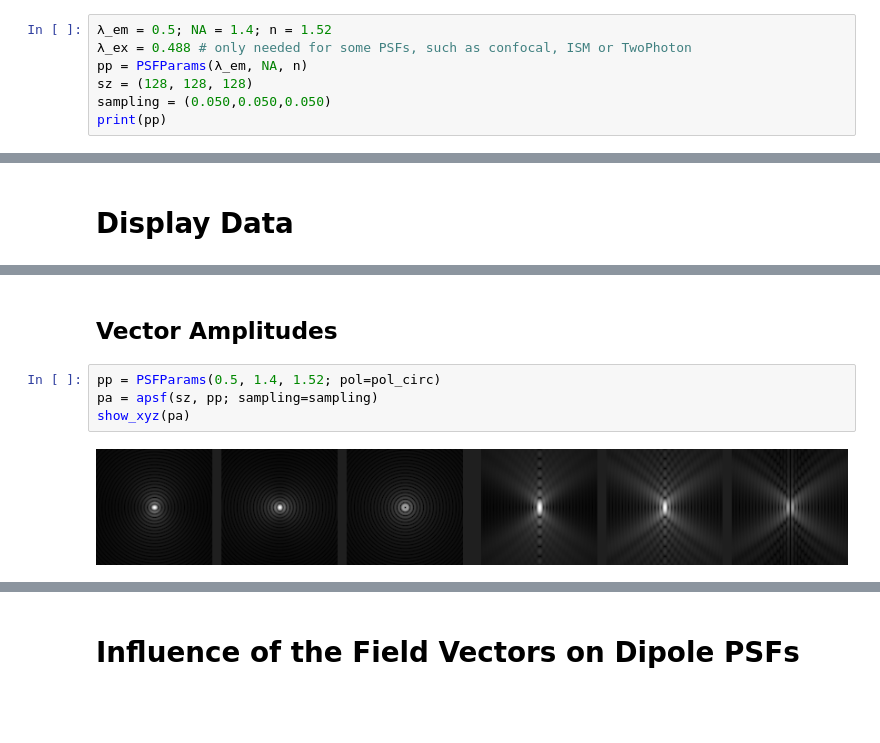
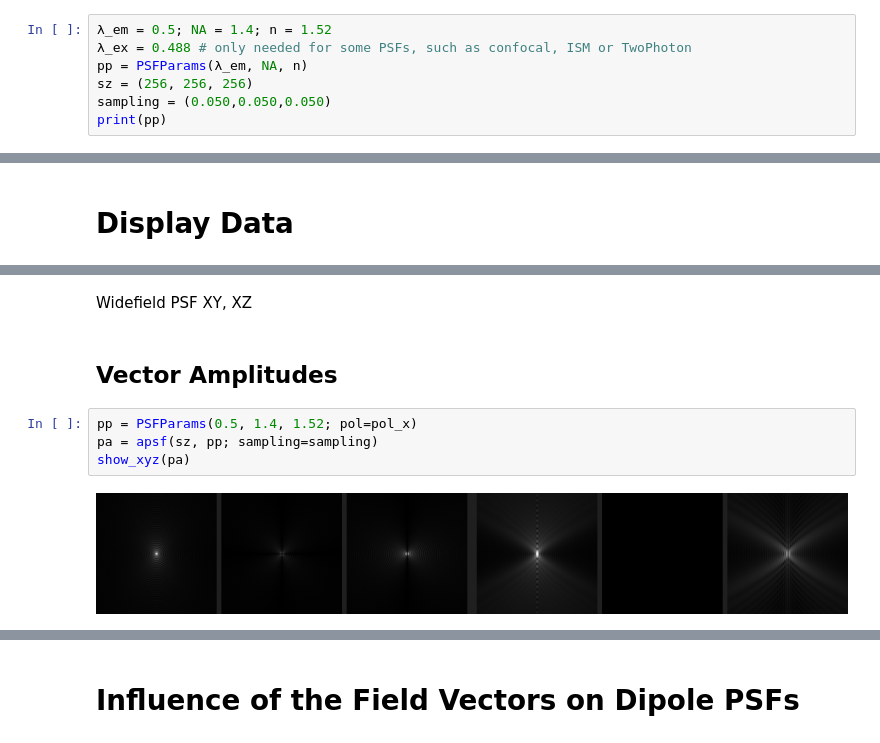
Before and after one commit to RainerHeintzmann/PointSpreadFunctions.jl, a Jupyter notebook: examples/PSFs_demo.ipynb, the cells around one changed output, grey strips where cells are left out. Cells and saved outputs as stored; diff of their text form; blank space fills up the shorter version.

```diff
--- a/examples/PSFs_demo.ipynb
+++ b/examples/PSFs_demo.ipynb
@@ -42,7 +56,7 @@ show_xyz (generic function with 1 method)
 λ_em = 0.5; NA = 1.4; n = 1.52
 λ_ex = 0.488 # only needed for some PSFs, such as confocal, ISM or TwoPhoton
 pp = PSFParams(λ_em, NA, n)
-sz = (128, 128, 128)
+sz = (256, 256, 256)
 sampling = (0.050,0.050,0.050)
 print(pp)
 # %% [output]
@@ -64,8 +74,10 @@ show_xyz(p)
+# %% [markdown]
+Widefield PSF XY, XZ
 # %% [markdown]
 ## Vector Amplitudes
 # %%
-pp = PSFParams(0.5, 1.4, 1.52; pol=pol_circ)
+pp = PSFParams(0.5, 1.4, 1.52; pol=pol_x)
 pa = apsf(sz, pp; sampling=sampling)
 show_xyz(pa)
 # %% [output]
-[figure, old version]
+[figure, new version]
```
Also changed, not shown: parts of 35 cells of this notebook, 5 other files.
